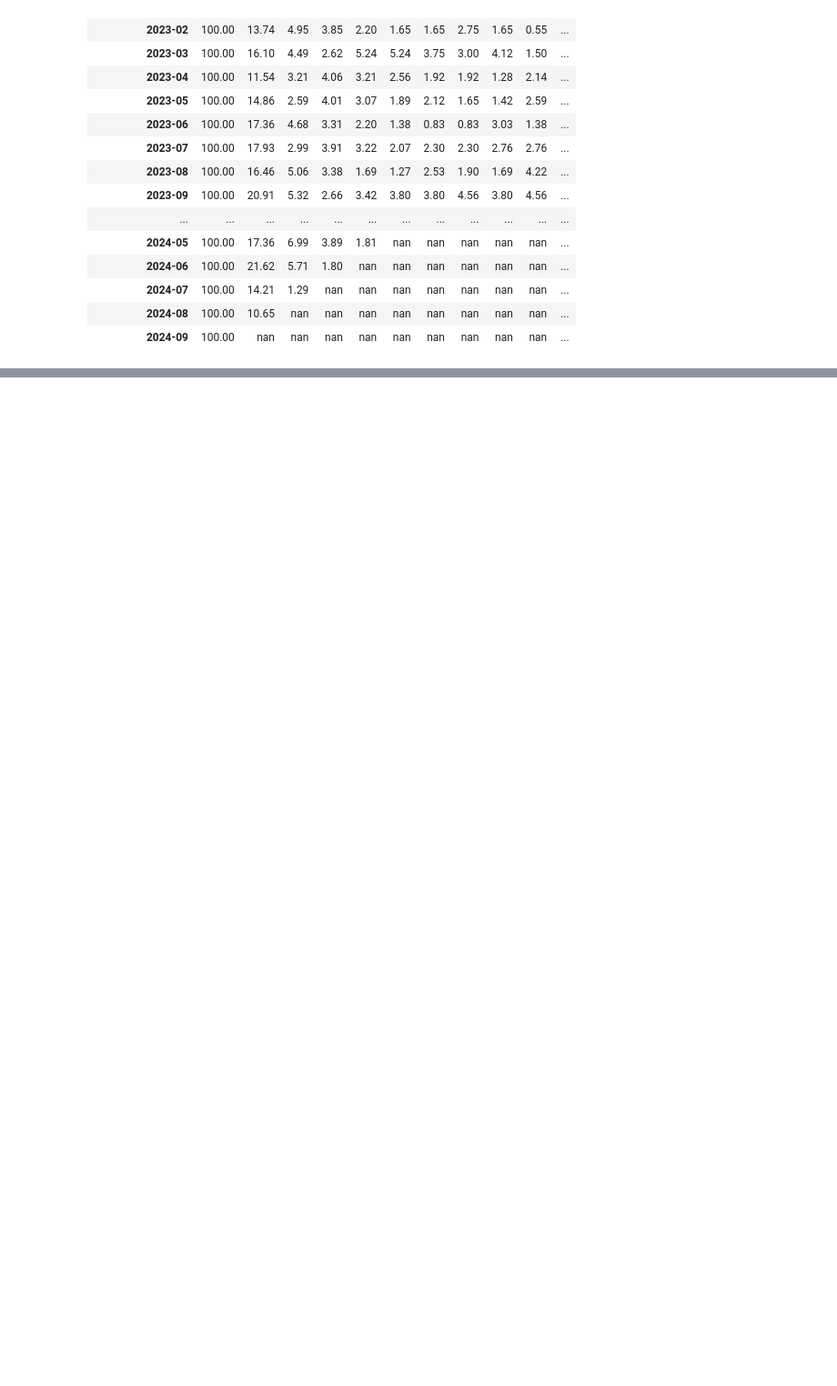
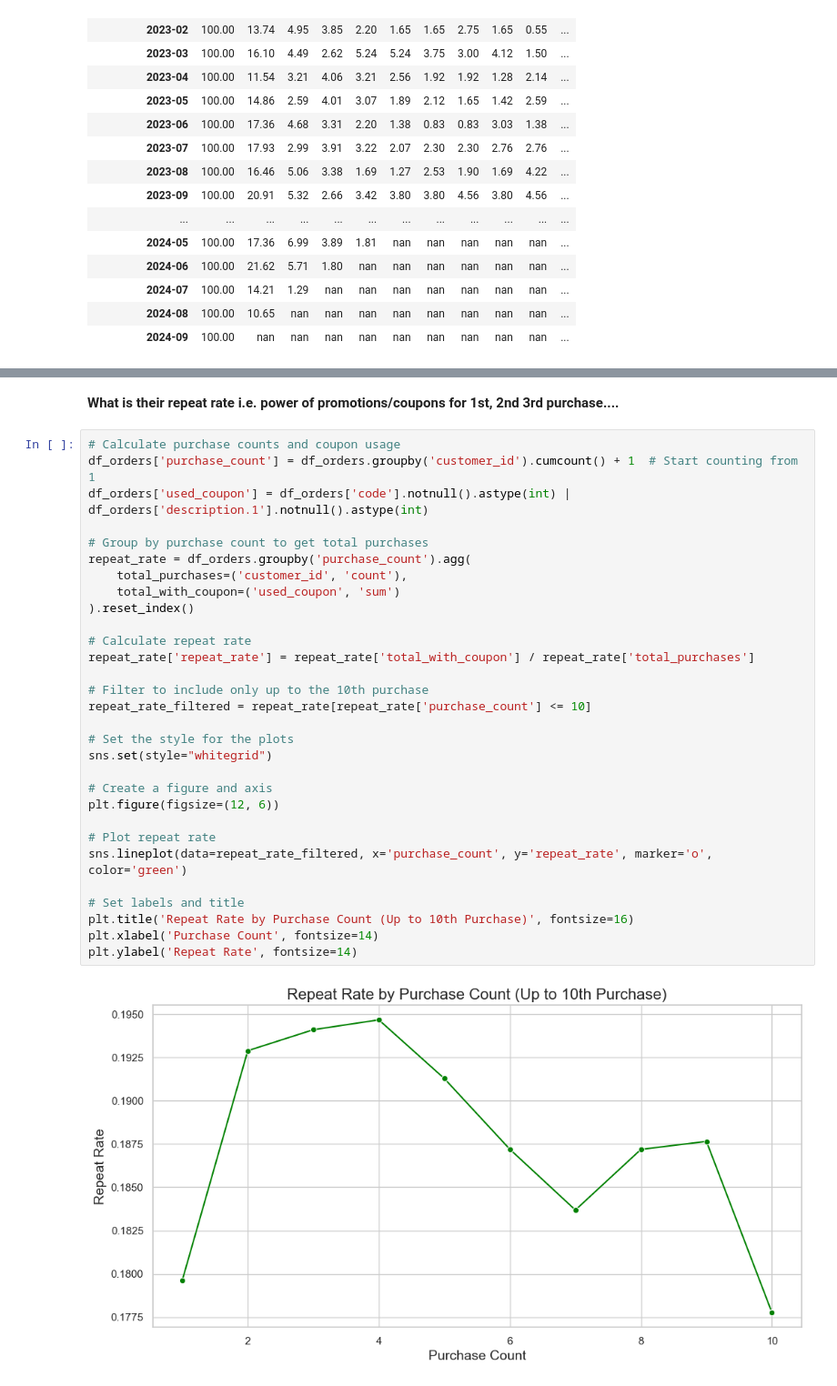
Before and after one commit to PavelZarankin/Cohora_task, a Jupyter notebook: Solutions.ipynb, the cells around one changed output, grey strips where cells are left out. Shown at 91% size. Drawn from its saved outputs; the diff is of its cells as text; blank space fills up the shorter version.

```diff
--- a/Solutions.ipynb
+++ b/Solutions.ipynb
@@ -761,0 +854,34 @@ styled_cohort_buyers
+# %% [markdown]
+**What is their repeat rate i.e. power of promotions/coupons for 1st, 2nd 3rd purchase....**
+# %%
+# Calculate purchase counts and coupon usage
+df_orders['purchase_count'] = df_orders.groupby('customer_id').cumcount() + 1  # Start counting from 1
+df_orders['used_coupon'] = df_orders['code'].notnull().astype(int) | df_orders['description.1'].notnull().astype(int)
+
+# Group by purchase count to get total purchases
+repeat_rate = df_orders.groupby('purchase_count').agg(
+    total_purchases=('customer_id', 'count'),
+    total_with_coupon=('used_coupon', 'sum')
+).reset_index()
+
+# Calculate repeat rate
+repeat_rate['repeat_rate'] = repeat_rate['total_with_coupon'] / repeat_rate['total_purchases']
+
+# Filter to include only up to the 10th purchase
+repeat_rate_filtered = repeat_rate[repeat_rate['purchase_count'] <= 10]
+
+# Set the style for the plots
+sns.set(style="whitegrid")
+
+# Create a figure and axis
+plt.figure(figsize=(12, 6))
+
+# Plot repeat rate
+sns.lineplot(data=repeat_rate_filtered, x='purchase_count', y='repeat_rate', marker='o', color='green')
+
+# Set labels and title
+plt.title('Repeat Rate by Purchase Count (Up to 10th Purchase)', fontsize=16)
+plt.xlabel('Purchase Count', fontsize=14)
+plt.ylabel('Repeat Rate', fontsize=14)
+# %% [output]
+[figure, added]
```
Also changed, not shown: parts of 10 cells of this notebook.
